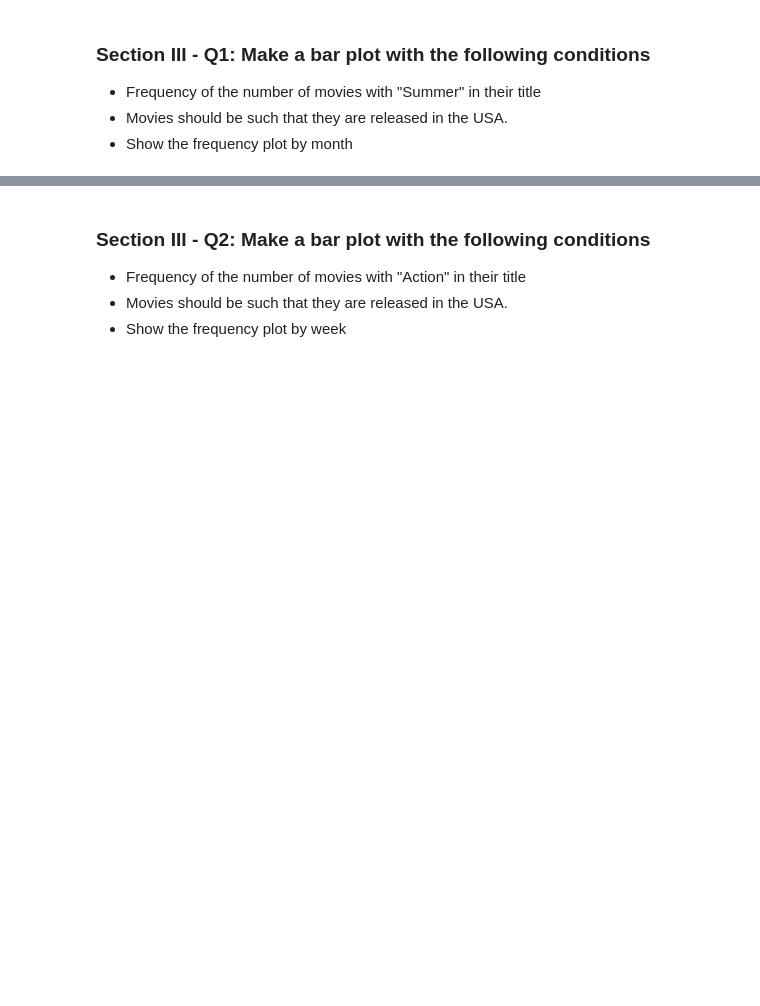
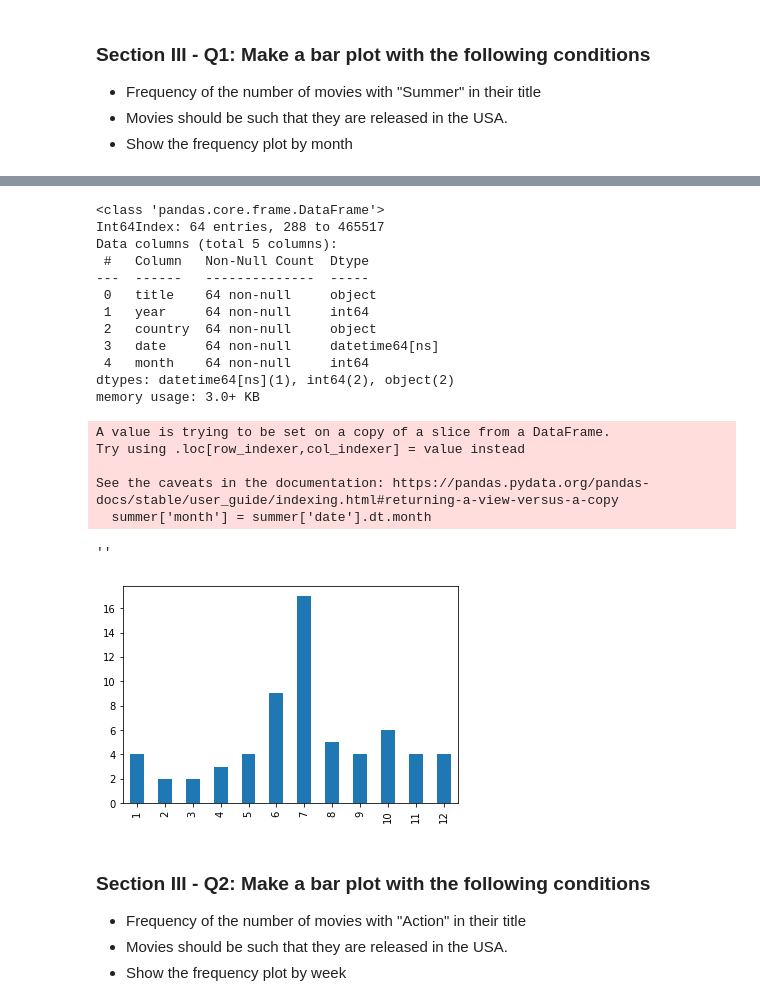
Before and after one commit to lpillsbury/ML2022, a Jupyter notebook: minprojs/mec-5.3.10-data-wranging-with-pandas-mini-project/Mini_Project_Data_Wrangling_Pandas.ipynb, the cells around one changed output, grey strips where cells are left out. Cells and saved outputs as stored; diff of their text form; code cells hidden in the pictures; blank space fills up the shorter version.

Commit message:
finished data wrangling exercises

```diff
--- a/minprojs/mec-5.3.10-data-wranging-with-pandas-mini-project/Mini_Project_Data_Wrangling_Pandas.ipynb
+++ b/minprojs/mec-5.3.10-data-wranging-with-pandas-mini-project/Mini_Project_Data_Wrangling_Pandas.ipynb
@@ -671,3 +703,30 @@ christmas.date.dt.month.value_counts().sort_index().plot(kind='bar')
+# %%
+summer = release_dates[(release_dates.title.str.contains('Summer')) & (release_dates.country == 'USA')]
+# I think I need to make a month released column, since I'm not actually trying to sort by date
+summer['month'] = summer['date'].dt.month
+summer.info()
+summer['month'].value_counts().sort_index().plot(kind = 'bar')
+;
+# %% [output]
+<class 'pandas.core.frame.DataFrame'>
+Int64Index: 64 entries, 288 to 465517
+Data columns (total 5 columns):
+ #   Column   Non-Null Count  Dtype
+---  ------   --------------  -----
+ 0   title    64 non-null     object
+ 1   year     64 non-null     int64
+ 2   country  64 non-null     object
+ 3   date     64 non-null     datetime64[ns]
+ 4   month    64 non-null     int64
+dtypes: datetime64[ns](1), int64(2), object(2)
+memory usage: 3.0+ KB
+A value is trying to be set on a copy of a slice from a DataFrame.
+Try using .loc[row_indexer,col_indexer] = value instead
+
+See the caveats in the documentation: https://pandas.pydata.org/pandas-docs/stable/user_guide/indexing.html#returning-a-view-versus-a-copy
+  summer['month'] = summer['date'].dt.month
+''
+[figure, added]
 # %% [markdown]
 ### Section III - Q2: Make a bar plot with the following conditions
 - Frequency of the number of movies with "Action" in their title
```
Also changed, not shown: parts of 15 cells of this notebook.
